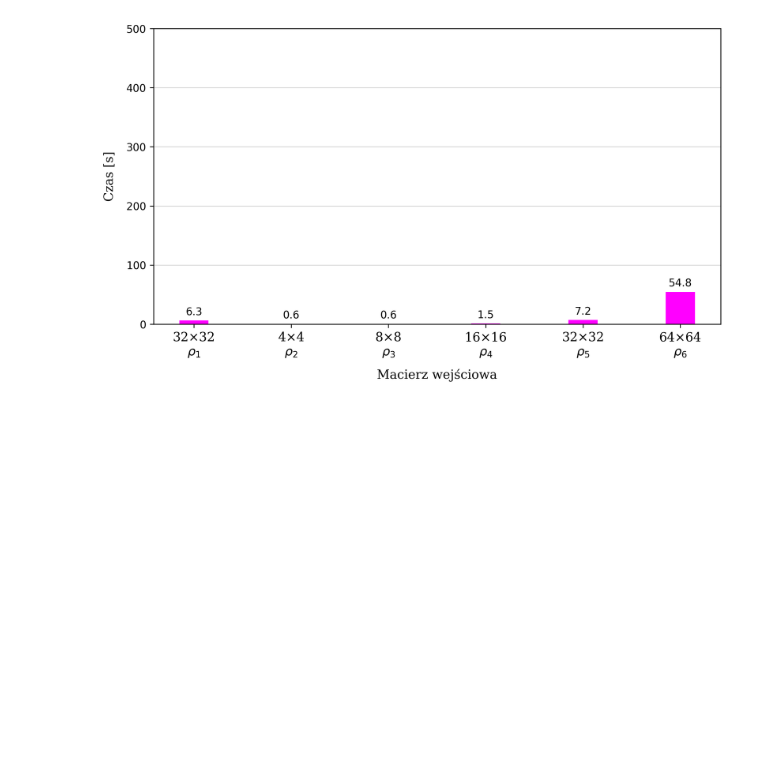
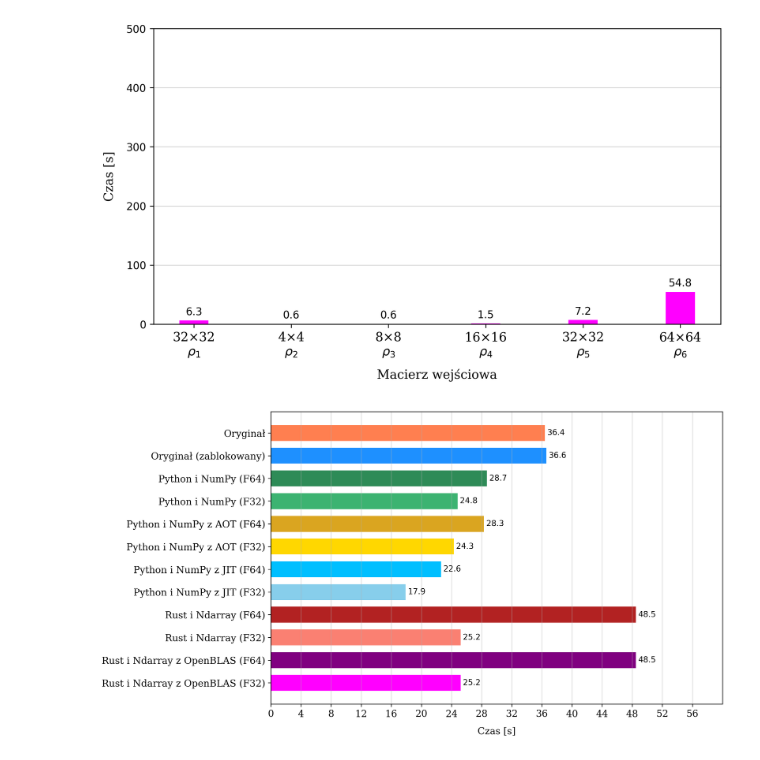
Before and after one commit to Argmaster/bachelors_thesis, a Jupyter notebook: resources/plots.ipynb, the cells around one changed output. Saved outputs shown, nothing was run; the diff lists cells and outputs as text; code cells hidden in the pictures; blank space fills up the shorter version.

Commit message:
Add matrix size comparison plots

```diff
--- a/resources/plots.ipynb
+++ b/resources/plots.ipynb
@@ -870,0 +869,28 @@ MatrixPlot(DPI, PLOT_SHAPE).plot(
+# %%
+PLOT_SHAPE_MTX_PLOT = (12, 6)
+# %%
+MatrixPlot(DPI, PLOT_SHAPE_MTX_PLOT).plot(
+    list(
+        reversed(
+            [
+                Column("Oryginał", "coral", 36.4),
+                Column("Oryginał (zablokowany)", "dodgerblue", 36.6),
+                Column("Python i NumPy (F64)", "seagreen", 28.7),
+                Column("Python i NumPy (F32)", "mediumseagreen", 24.8),
+                Column("Python i NumPy z AOT (F64)", "goldenrod", 28.3),
+                Column("Python i NumPy z AOT (F32)", "gold", 24.3),
+                Column("Python i NumPy z JIT (F64)", "deepskyblue", 22.6),
+                Column("Python i NumPy z JIT (F32)", "skyblue", 17.9),
+                Column("Rust i Ndarray (F64)", "firebrick", 48.5),
+                Column("Rust i Ndarray (F32)", "salmon", 25.2),
+                Column("Rust i Ndarray z OpenBLAS (F64)", "purple", 48.5),
+                Column("Rust i Ndarray z OpenBLAS (F32)", "fuchsia", 25.2),
+            ]
+        )
+    ),
+    "Czas [s]",
+    60,
+    x_tick_density=4,
+).fig.savefig("rho_1_matrix_comparison.png")
+# %% [output]
+[figure, added]
```
Also changed, not shown: parts of 7 cells of this notebook, 8 other files.
